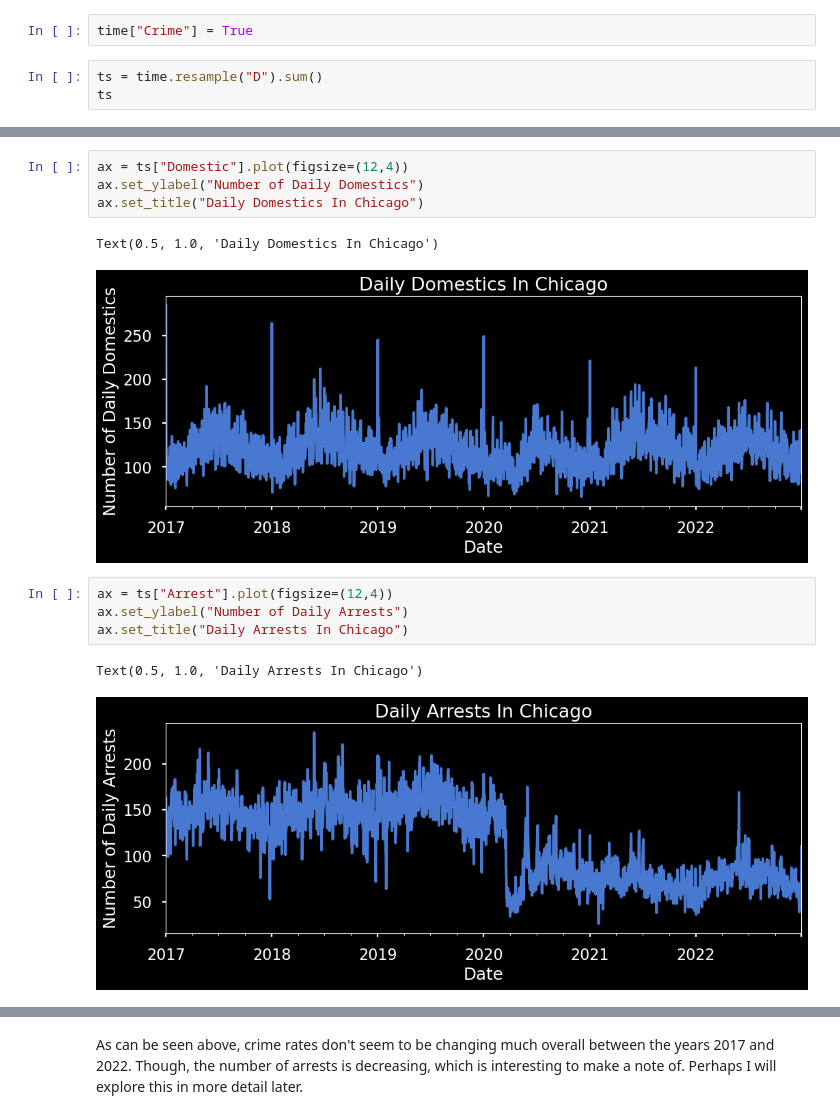
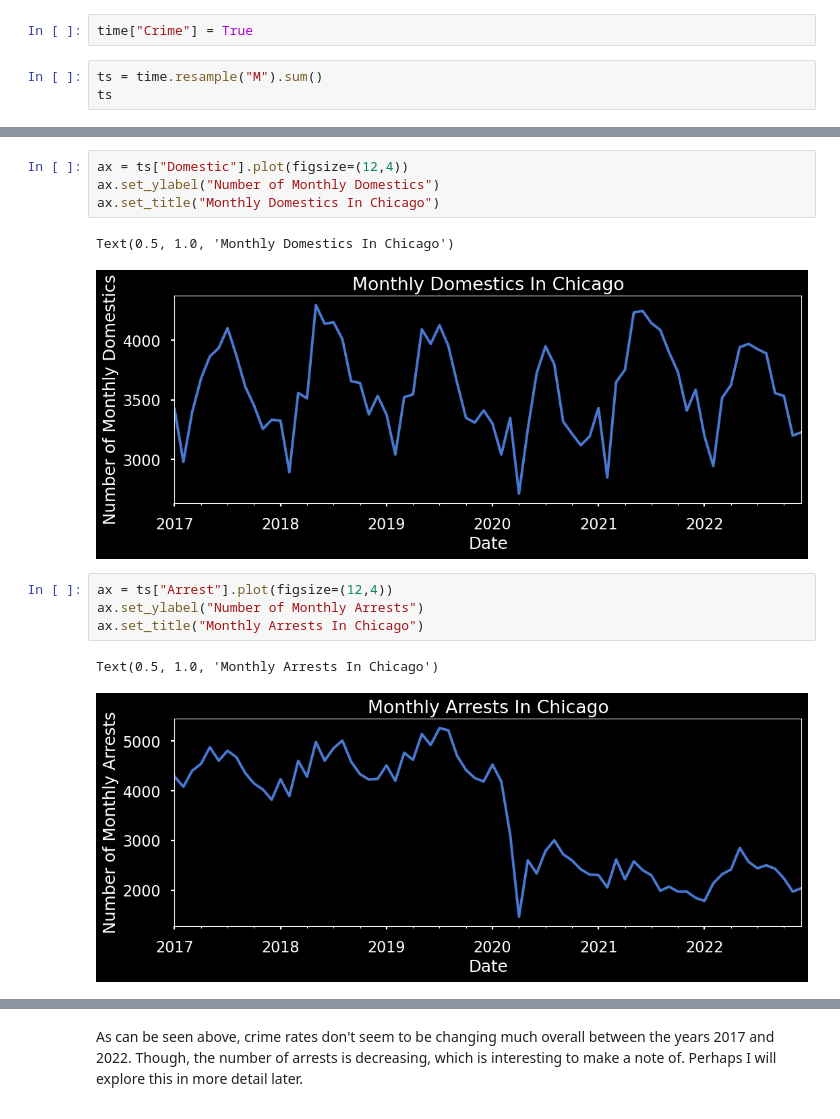
Before and after one commit to JamisonHunter/Chicago-Crime-Data-Analysis, a Jupyter notebook: chicago_crime_data_analysis.ipynb, the cells around one changed output, grey strips where cells are left out. Saved outputs shown, nothing was run; the diff lists cells and outputs as text.

Commit message:
Updated Daily Plots To Monthly Plots

```diff
--- a/chicago_crime_data_analysis.ipynb
+++ b/chicago_crime_data_analysis.ipynb
@@ -209,7 +209,7 @@ time = time.set_index('Date')
 # %%
 time["Crime"] = True
 # %%
-ts = time.resample("D").sum()
+ts = time.resample("M").sum()
 ts
 # %% [output]
 |  | ID | Arrest | Domestic | Beat | District | Ward | Latitude | Longitude | Crime |
@@ -229,16 +229,16 @@ ts
 # %%
 ax = ts["Domestic"].plot(figsize=(12,4))
-ax.set_ylabel("Number of Daily Domestics")
-ax.set_title("Daily Domestics In Chicago")
+ax.set_ylabel("Number of Monthly Domestics")
+ax.set_title("Monthly Domestics In Chicago")
 # %% [output]
-Text(0.5, 1.0, 'Daily Domestics In Chicago')
+Text(0.5, 1.0, 'Monthly Domestics In Chicago')
-[figure, old version]
+[figure, new version]
 # %%
 ax = ts["Arrest"].plot(figsize=(12,4))
-ax.set_ylabel("Number of Daily Arrests")
-ax.set_title("Daily Arrests In Chicago")
+ax.set_ylabel("Number of Monthly Arrests")
+ax.set_title("Monthly Arrests In Chicago")
 # %% [output]
-Text(0.5, 1.0, 'Daily Arrests In Chicago')
+Text(0.5, 1.0, 'Monthly Arrests In Chicago')
-[figure, old version]
+[figure, new version]
 # %%
 ax = ts["Crime"].plot(figsize=(12,4))
```
Also changed, not shown: parts of 2 cells of this notebook.
